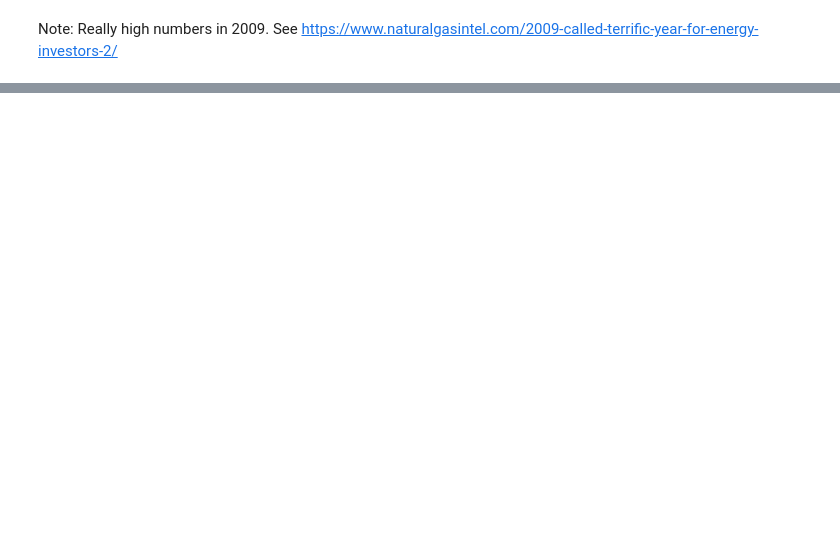
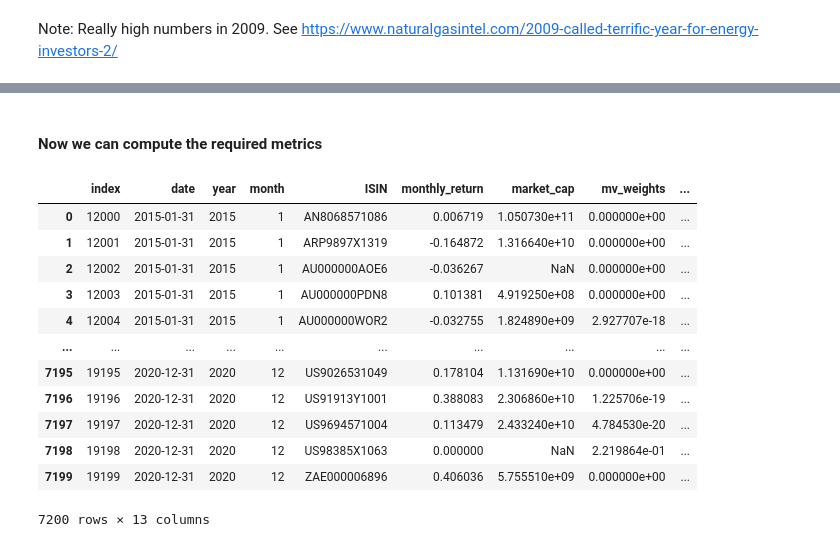
Before and after one commit to percw/Sustainable_and_Entrepreneurial_Finance, a Jupyter notebook: assignment_1.ipynb, the cells around one changed output, grey strips where cells are left out. Drawn from its saved outputs; the diff is of its cells as text; code cells hidden in the pictures; blank space fills up the shorter version.

```diff
--- a/assignment_1.ipynb
+++ b/assignment_1.ipynb
@@ -662,0 +1182,4 @@ table
+# %%
+# get covariance matrices over 10 years windows & select those from Jan 2015 to Dec 2020
+yrs = 10
+cov_mats = df_q3_ret.rolling(window=yrs*months).cov().iloc[12000:]
@@ -662,0 +1220,11 @@ table
+# %%
+df_min_var_weights = pd.DataFrame()
+
+for i in range(len(min_var_weights)):
+
+    month_weights = pd.Series(min_var_weights[i])
+    df_min_var_weights = pd.concat(
+        [df_min_var_weights, month_weights], ignore_index=True)
+
+df_min_var_weights.columns.values[0] = "min_var_weights"
+df_min_var_weights
@@ -662,0 +1256,4 @@ table
+# %%
+df_q3_100_sorted_2015 = df_q3_100_sorted[-7200:].reset_index()
+# %%
+df_q3_100_sorted_2015['mv_weights'] = df_min_var_weights.min_var_weights
@@ -662,0 +1276,57 @@ table
+# %% [markdown]
+#### Now we can compute the required metrics
+# %%
+# Computing the monthly returns for each ISIN based on the market cap weight per month
+df_q3_100_sorted_2015['mv_assets_monthly_weighted_returns'] = df_q3_100_sorted_2015['monthly_return'] * \
+    df_q3_100_sorted_2015['mv_weights']
+
+# Computing the AAR of the minvar-weighted portfolio by suming all the monthly weighted returns across the portfolio and dividing by 6 years of data
+df_q3_100_sorted_2015['mv_AAR'] = (
+    df_q3_100_sorted_2015['mv_assets_monthly_weighted_returns'].sum())/6
+
+# Computing the annual return of the value-weighted portfolio
+annual_return_df = df_q3_100_sorted_2015[[
+    'year', 'mv_assets_monthly_weighted_returns']].groupby('year').sum()
+
+
+def annual_return_func(row):
+    year = row['year']
+    return annual_return_df.loc[(year)][0]
+
+
+df_q3_100_sorted_2015['mv_annual_return'] = df_q3_100_sorted_2015.apply(
+    annual_return_func, axis=1)
+
+# Computing the monthly return of the value-weighted portfolio
+monthly_returns_df = df_q3_100_sorted_2015[[
+    'year', 'month', 'mv_assets_monthly_weighted_returns']].groupby(['year', 'month']).sum()
+
+
+def monthly_returns_func(row):
+    year = row['year']
+    month = row['month']
+    return monthly_returns_df.loc[(year, month)][0]
+
+
+df_q3_100_sorted_2015['mv_monthly_returns'] = df_q3_100_sorted_2015.apply(
+    monthly_returns_func, axis=1)
+
+# Computing portfolio volatility
+df_q3_100_sorted_2015['mv_annualized_volatility'] = df_q3_100_sorted_2015['mv_monthly_returns'].std(
+)*math.sqrt(12)
+
+df_q3_100_sorted_2015
+# %% [output]
+|  | index | date | year | month | ISIN | monthly_return | market_cap | mv_weights | ... |
+| 0 | 12000 | 2015-01-31 | 2015 | 1 | AN8068571086 | 0.006719 | 1.050730e+11 | 0.000000e+00 | ... |
+| 1 | 12001 | 2015-01-31 | 2015 | 1 | ARP9897X1319 | -0.164872 | 1.316640e+10 | 0.000000e+00 | ... |
+| 2 | 12002 | 2015-01-31 | 2015 | 1 | AU000000AOE6 | -0.036267 | NaN | 0.000000e+00 | ... |
+| 3 | 12003 | 2015-01-31 | 2015 | 1 | AU000000PDN8 | 0.101381 | 4.919250e+08 | 0.000000e+00 | ... |
+| 4 | 12004 | 2015-01-31 | 2015 | 1 | AU000000WOR2 | -0.032755 | 1.824890e+09 | 2.927707e-18 | ... |
+| ... | ... | ... | ... | ... | ... | ... | ... | ... | ... |
+| 7195 | 19195 | 2020-12-31 | 2020 | 12 | US9026531049 | 0.178104 | 1.131690e+10 | 0.000000e+00 | ... |
+| 7196 | 19196 | 2020-12-31 | 2020 | 12 | US91913Y1001 | 0.388083 | 2.306860e+10 | 1.225706e-19 | ... |
+| 7197 | 19197 | 2020-12-31 | 2020 | 12 | US9694571004 | 0.113479 | 2.433240e+10 | 4.784530e-20 | ... |
+| 7198 | 19198 | 2020-12-31 | 2020 | 12 | US98385X1063 | 0.000000 | NaN | 2.219864e-01 | ... |
+| 7199 | 19199 | 2020-12-31 | 2020 | 12 | ZAE000006896 | 0.406036 | 5.755510e+09 | 0.000000e+00 | ... |
+7200 rows × 13 columns
```
Also changed, not shown: parts of 90 cells of this notebook, 4 other files.
